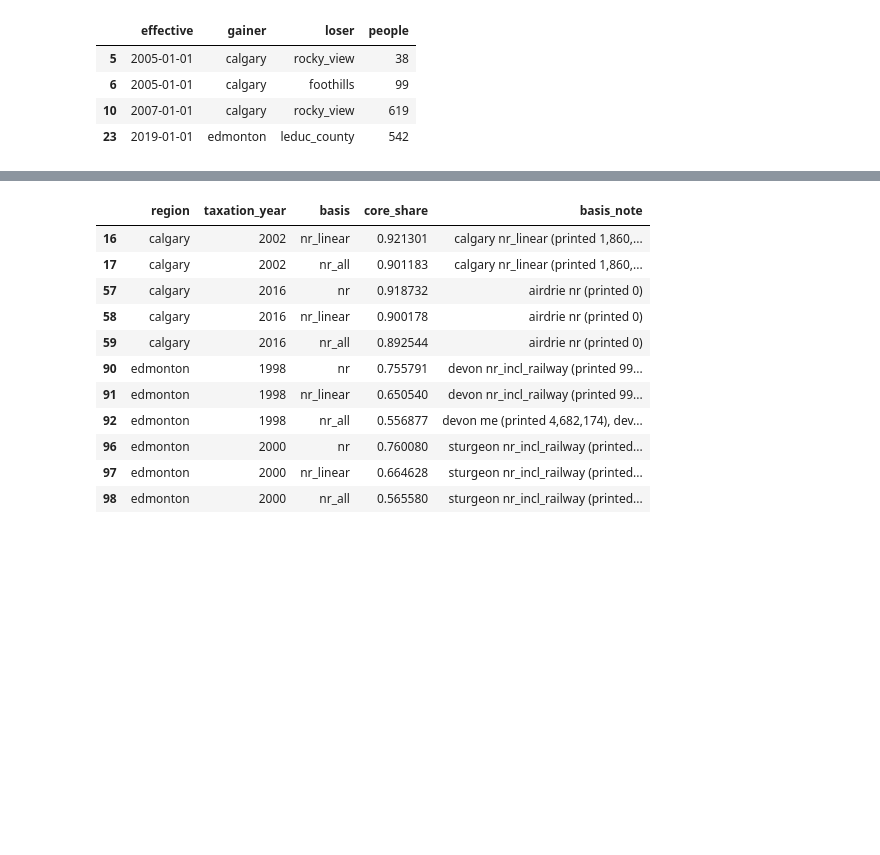
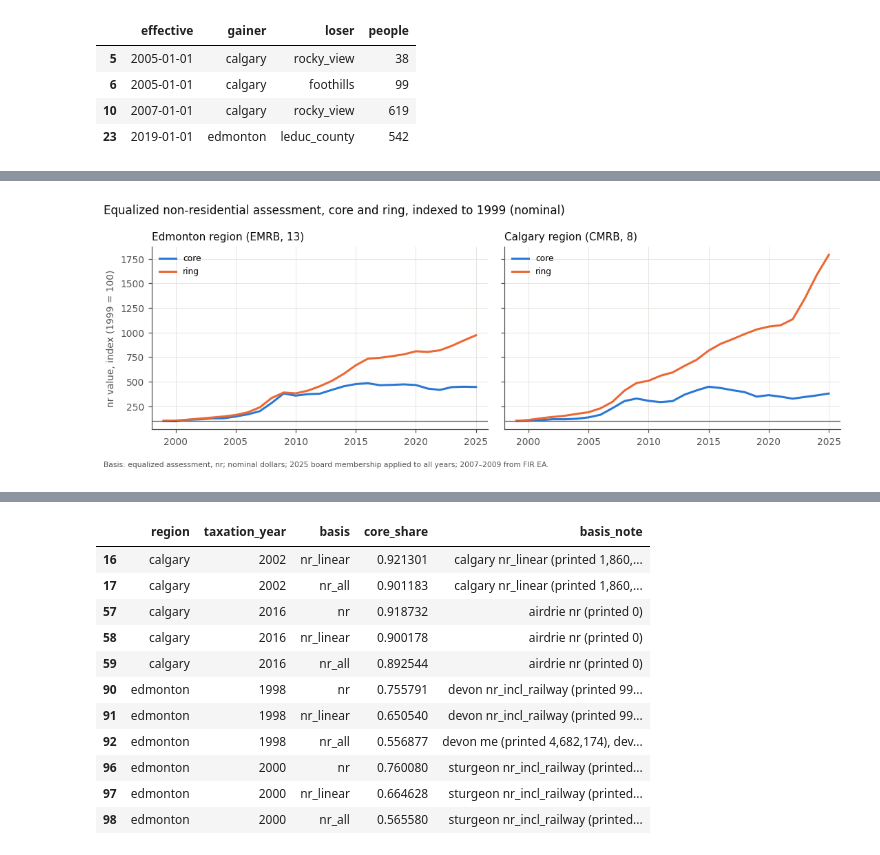
Before and after one commit to PeterFriedrich/alberta-regional-viz, a Jupyter notebook: notebooks/01_first_look.ipynb, the cells around one changed output, grey strips where cells are left out. Drawn from its saved outputs; the diff is of its cells as text; code cells hidden in the pictures; blank space fills up the shorter version.

```diff
--- a/notebooks/01_first_look.ipynb
+++ b/notebooks/01_first_look.ipynb
@@ -103,0 +137,18 @@ fig.tight_layout()
+# %%
+fig, axes = plt.subplots(1, 2, figsize=(10, 3.4), sharey=True)
+for ax, region in zip(axes, REGIONS):
+    d = share[(share.region == region) & (share.basis == "nr")].set_index("taxation_year").loc[HEAD:]
+    for col, color, label in [("core_value", CORE, "core"), ("ring_value", RING, "ring")]:
+        ax.plot(d.index, d[col] / d[col].iloc[0] * 100, color=color, label=label)
+    ax.axhline(100, color=MUTED, lw=0.8)
+    ax.set_title(TITLE[region], loc="left", color=INK, fontsize=10)
+    ax.set_xlim(HEAD - 1, 2026)
+    ax.legend(loc="upper left", fontsize=8)
+axes[0].set_ylabel(f"nr value, index ({HEAD} = 100)")
+fig.suptitle(f"Equalized non-residential assessment, core and ring, indexed to {HEAD} (nominal)",
+             x=0.01, ha="left", color=INK, fontsize=11)
+fig.text(0.01, -0.04, "Basis: equalized assessment, nr; nominal dollars; 2025 board membership "
+         "applied to all years; 2007–2009 from FIR EA.", fontsize=7, color=MUTED)
+fig.tight_layout()
+# %% [output]
+[figure, added]
```
Also changed, not shown: parts of 6 cells of this notebook, 5 other files.
